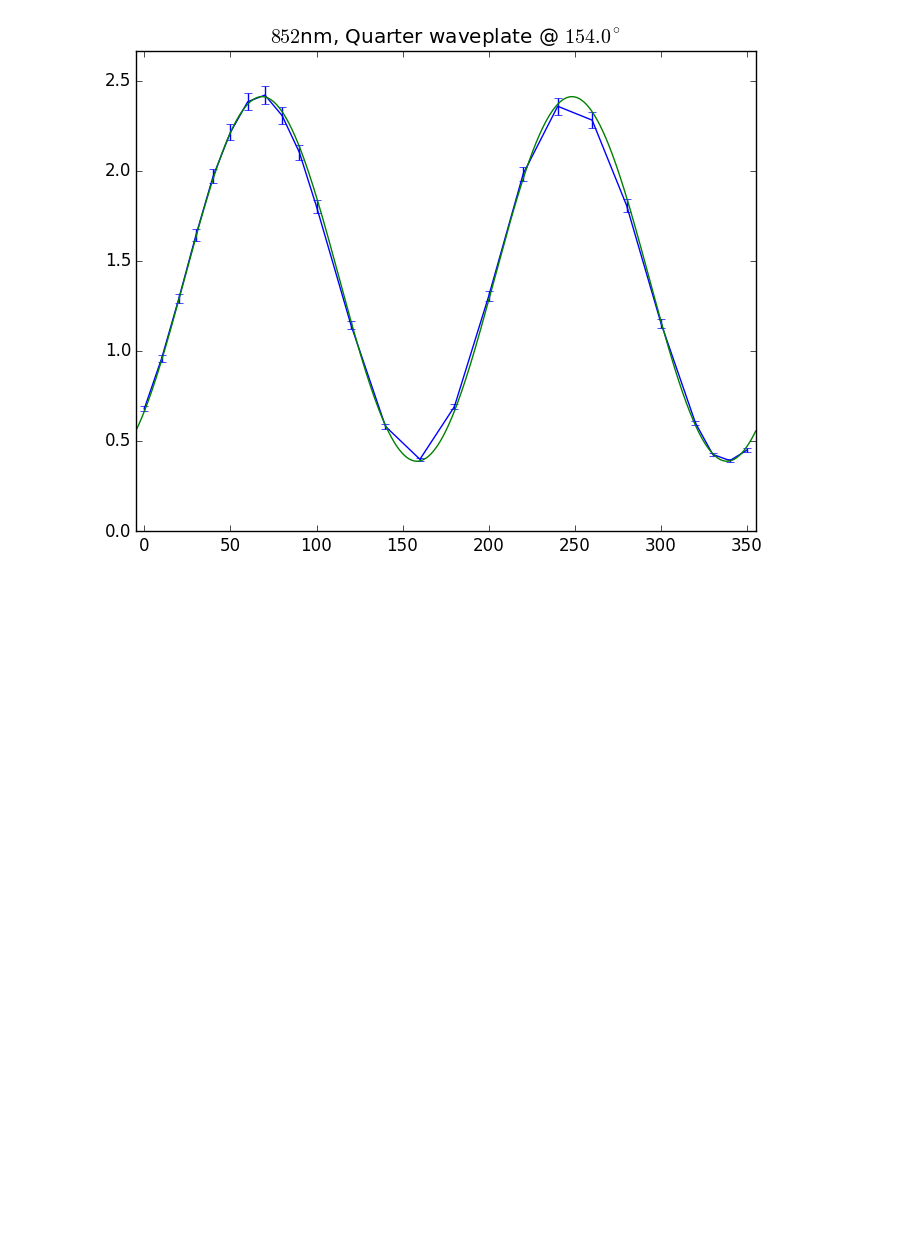
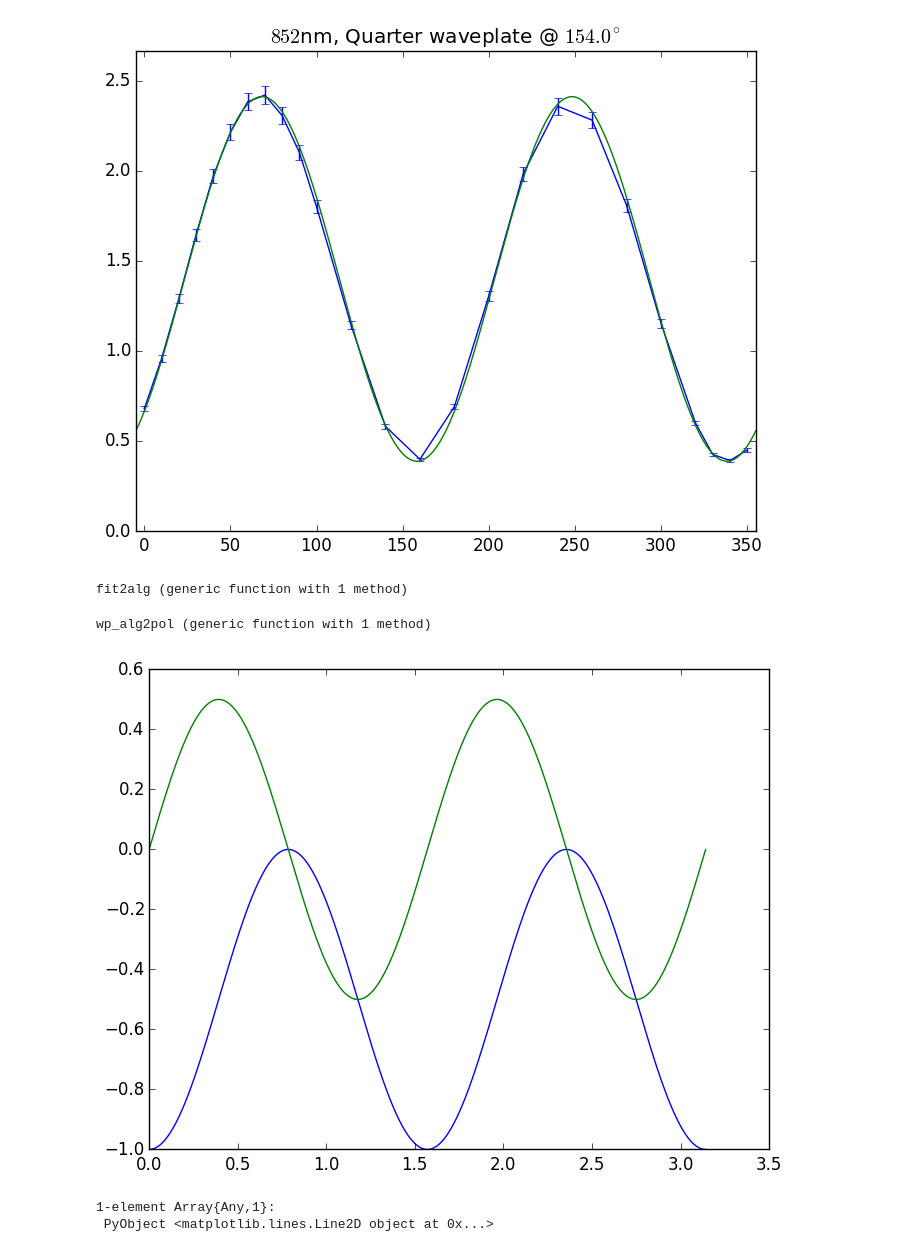
Before and after one commit to nacs-lab/yyc-data, a Jupyter notebook: experiments/waveplate/Waveplate2.ipynb, the cells around one changed output. Drawn from its saved outputs; the diff is of its cells as text; code cells hidden in the pictures; blank space fills up the shorter version.

```diff
--- a/experiments/waveplate/Waveplate2.ipynb
+++ b/experiments/waveplate/Waveplate2.ipynb
@@ -58,3 +58,59 @@ end
 [figure]
 [figure]
 [figure]
+# %%
+function pow2pol(psin, pcos)
+    α = acos(pcos) / 2
+    β = acos(psin / sin(2α))
+    sin(α), cos(α) * exp(im * β)
+end
+
+function fit2alg(ps, errors)
+    psin = ps[2] / ps[1]
+    pcos = ps[3] / ps[1]
+    p1 = (psin^2 + pcos^2)
+    if p1 > 1
+        pcos /= p1
+        psin /= p1
+    end
+    α = acos(pcos) / 2
+    β = acos(psin / sin(2α))
+    (α, β)
+end
+# %% [output]
+fit2alg (generic function with 1 method)
+# %%
+# a -> x; b -> y
+# return (psin, pcos)
+function pol2pow(a, b)
+    (abs(b).^2 - abs(a).^2), 2 * real(a .* conj(b))
+end
+
+# a -> x; b -> y
+# return (x, y)
+function wp_alg2pol(a, b, ϕ, θ)
+    ϕ_2 = ϕ ./ 2
+    θ2 = θ * 2
+    cosθ2 = cos(θ2)
+    cosϕ_2 = cos(ϕ_2)
+    sinθ2 = sin(θ2)
+    sinϕ_2 = sin(ϕ_2)
+    (a .* cosϕ_2 + im * sinϕ_2 .* (a .* cosθ2 + b .* sinθ2),
+     b .* cosϕ_2 + im * sinϕ_2 .* (a .* sinθ2 - b .* cosθ2))
+end
+# %% [output]
+wp_alg2pol (generic function with 1 method)
+# %%
+a0 = 1
+b0 = 0
+ϕ0 = π / 2
+θ0 = linspace(0, π, 10000)
+
+pola0, polb0 = wp_alg2pol(a0, b0, ϕ0, θ0)
+powa0, powb0 = pol2pow(pola0, polb0)
+plot(θ0, powa0)
+plot(θ0, powb0)
+# %% [output]
+[figure, added]
+1-element Array{Any,1}:
+ PyObject <matplotlib.lines.Line2D object at 0x...>
```
Also changed, not shown: parts of 14 cells of this notebook.
